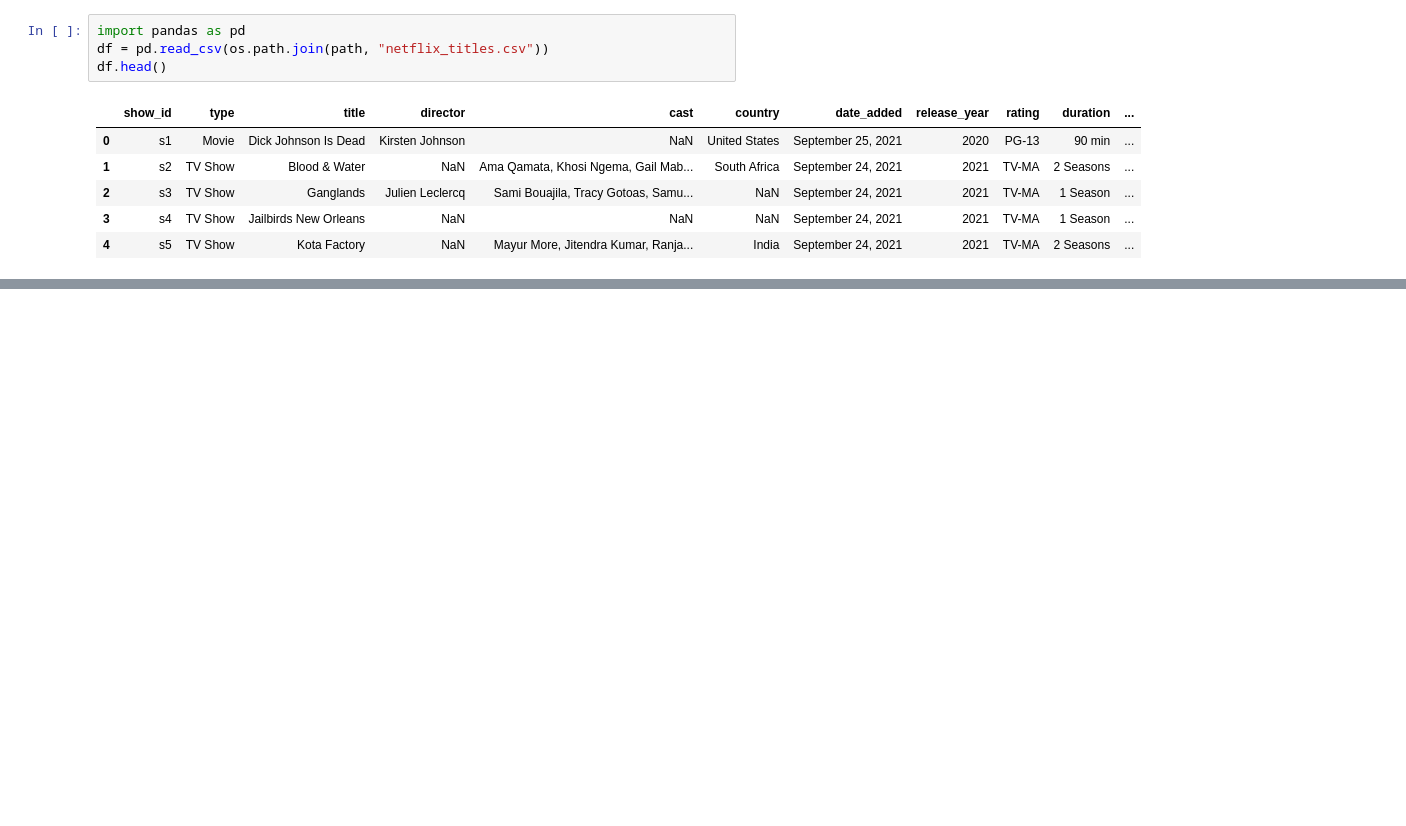
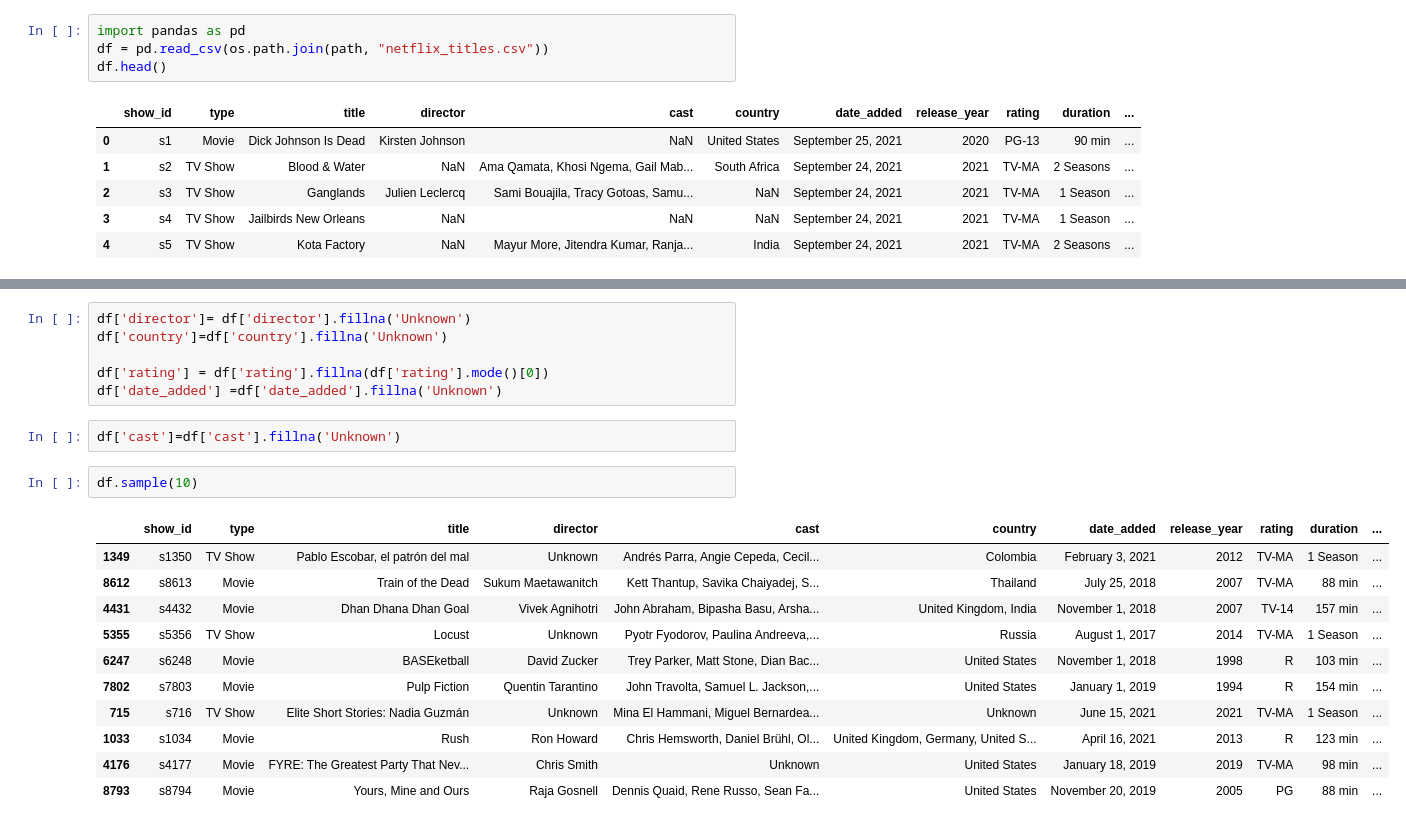
Before and after one commit to ZainabManzoorr/Netflix-movies-TV-shows, a Jupyter notebook: load_data.ipynb, the cells around one changed output, grey strips where cells are left out. Saved outputs shown, nothing was run; the diff lists cells and outputs as text; blank space fills up the shorter version.

```diff
--- a/load_data.ipynb
+++ b/load_data.ipynb
@@ -25,0 +88,22 @@ df.head()
+# %%
+df['director']= df['director'].fillna('Unknown')
+df['country']=df['country'].fillna('Unknown')
+
+df['rating'] = df['rating'].fillna(df['rating'].mode()[0])
+df['date_added'] =df['date_added'].fillna('Unknown')
+# %%
+df['cast']=df['cast'].fillna('Unknown')
+# %%
+df.sample(10)
+# %% [output]
+|  | show_id | type | title | director | cast | country | date_added | release_year | rating | duration | ... |
+| 1349 | s1350 | TV Show | Pablo Escobar, el patrón del mal | Unknown | Andrés Parra, Angie Cepeda, Cecil... | Colombia | February 3, 2021 | 2012 | TV-MA | 1 Season | ... |
+| 8612 | s8613 | Movie | Train of the Dead | Sukum Maetawanitch | Kett Thantup, Savika Chaiyadej, S... | Thailand | July 25, 2018 | 2007 | TV-MA | 88 min | ... |
+| 4431 | s4432 | Movie | Dhan Dhana Dhan Goal | Vivek Agnihotri | John Abraham, Bipasha Basu, Arsha... | United Kingdom, India | November 1, 2018 | 2007 | TV-14 | 157 min | ... |
+| 5355 | s5356 | TV Show | Locust | Unknown | Pyotr Fyodorov, Paulina Andreeva,... | Russia | August 1, 2017 | 2014 | TV-MA | 1 Season | ... |
+| 6247 | s6248 | Movie | BASEketball | David Zucker | Trey Parker, Matt Stone, Dian Bac... | United States | November 1, 2018 | 1998 | R | 103 min | ... |
+| 7802 | s7803 | Movie | Pulp Fiction | Quentin Tarantino | John Travolta, Samuel L. Jackson,... | United States | January 1, 2019 | 1994 | R | 154 min | ... |
+| 715 | s716 | TV Show | Elite Short Stories: Nadia Guzmán | Unknown | Mina El Hammani, Miguel Bernardea... | Unknown | June 15, 2021 | 2021 | TV-MA | 1 Season | ... |
+| 1033 | s1034 | Movie | Rush | Ron Howard | Chris Hemsworth, Daniel Brühl, Ol... | United Kingdom, Germany, United S... | April 16, 2021 | 2013 | R | 123 min | ... |
+| 4176 | s4177 | Movie | FYRE: The Greatest Party That Nev... | Chris Smith | Unknown | United States | January 18, 2019 | 2019 | TV-MA | 98 min | ... |
+| 8793 | s8794 | Movie | Yours, Mine and Ours | Raja Gosnell | Dennis Quaid, Rene Russo, Sean Fa... | United States | November 20, 2019 | 2005 | PG | 88 min | ... |
```
Also changed, not shown: parts of 6 cells of this notebook.
